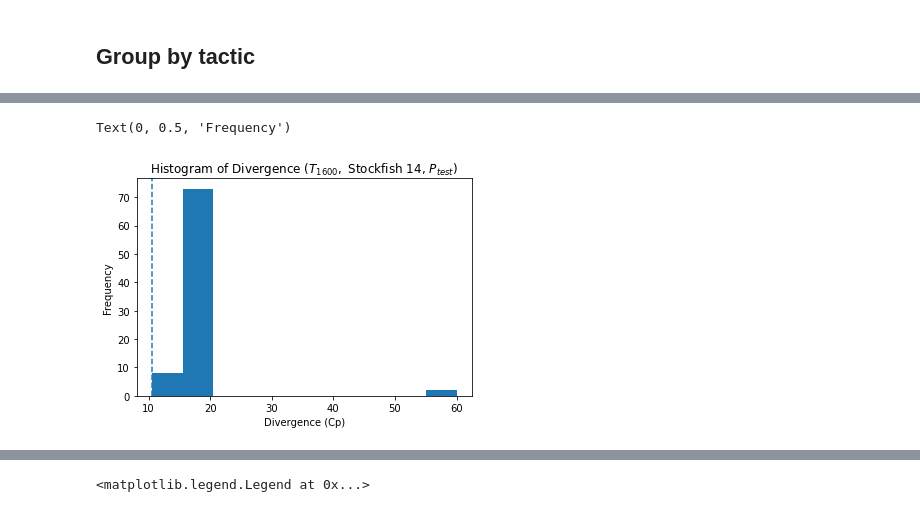
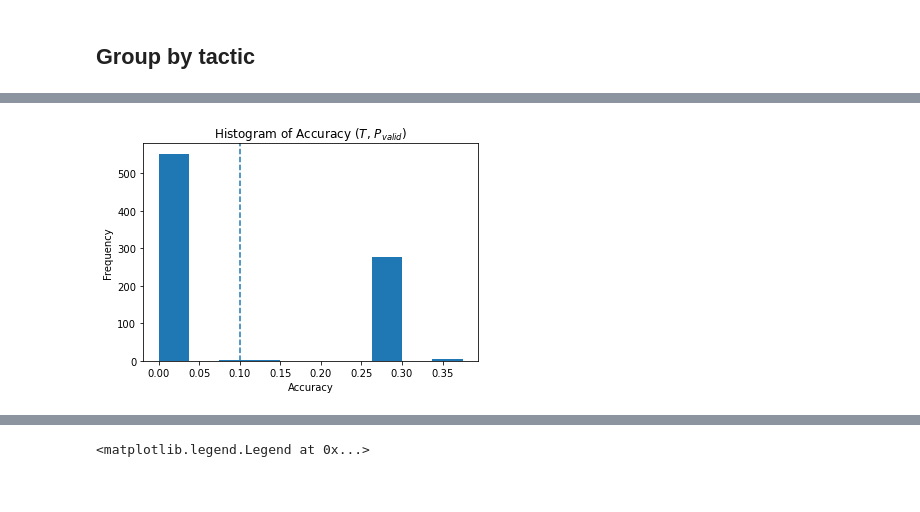
Before and after one commit to AbhijeetKrishnan/Popper, a Jupyter notebook: analysis.ipynb, the cells around one changed output, grey strips where cells are left out. Drawn from its saved outputs; the diff is of its cells as text; code cells hidden in the pictures.

Commit message:
Update metric calculations

```diff
--- a/analysis.ipynb
+++ b/analysis.ipynb
@@ -7,7 +7,7 @@ import matplotlib.pyplot as plt
 # %% [markdown]
 # Load data
 # %%
-data_filename = 'tactics/data/stats/metrics_test_t1600_m1600.csv'
+data_filename = 'tactics/data/stats/metrics_valid_maia1600.csv'
 df = pd.read_csv(data_filename)
 # %% [markdown]
 # Do analysis
@@ -18,6 +28,6 @@ df.describe()
 # %%
 df2 = df.groupby('tactic_text')
 df2.describe()
-agg = df2.aggregate(np.sum)
+agg = df2.aggregate(np.nansum)
 agg
 # %% [output]
@@ -37,0 +62,12 @@ agg
+# %%
+agg['avg_tactic_best_div'] = agg['tactic_best_div'] / agg['match']
+plt.hist(agg['avg_tactic_best_div'], bins=10)
+plt.axvline(agg.loc[["f(A,B,C):-legal_move(B,C,A)"]]['avg_tactic_best_div'].values, linestyle='dashed')
+plt.title('Histogram of Divergence from Maia-1600 best move $(T,$ Maia-1600, $P_{valid})$')
+plt.xlabel('Divergence (Cp)')
+plt.ylabel('Frequency')
+plt.xlim(left=0)
+
+plt.axvline(agg.loc[["f(A,B,C):-legal_move(B,C,A)"]]['ground_best_div'].values, linestyle='dashed', color='red', label='Maia-1600 best move divergence from ground')
+plt.legend(loc=1)
+plt.show()
@@ -37,0 +76,10 @@ agg
+# %%
+agg['coverage'] = agg['match'] / df.groupby(['position', 'move']).ngroups
+plt.hist(agg['coverage'], bins=10)
+plt.axvline(agg.loc[["f(A,B,C):-legal_move(B,C,A)"]]['coverage'].values, linestyle='dashed')
+plt.title('Histogram of Coverage $(T$, $P_{valid})$')
+plt.xlabel('Coverage')
+plt.ylabel('Frequency')
+plt.xlim(left=0)
+
+plt.show()
@@ -38,10 +88,12 @@ agg
 # %%
-agg['avg_divergence'] = agg['divergence'] / agg['matches']
-plt.hist(agg['avg_divergence'], bins=10)
-plt.axvline(agg.loc[["f(A,B,C):-legal_move(B,C,A)"]]['avg_divergence'].values, linestyle='dashed')
-plt.title('Histogram of Divergence $(T_{1600},$ Stockfish 14, $P_{test})$')
-plt.xlabel('Divergence (Cp)')
+agg['accuracy'] = agg['correct_move'] / agg['match']
+plt.hist(agg['accuracy'], bins=10)
+plt.axvline(agg.loc[["f(A,B,C):-legal_move(B,C,A)"]]['accuracy'].values, linestyle='dashed')
+plt.title('Histogram of Accuracy $(T$, $P_{valid})$')
+plt.xlabel('Accuracy')
 plt.ylabel('Frequency')
+plt.xlim(right=None)
+
+plt.show()
 # %% [output]
-Text(0, 0.5, 'Frequency')
-[figure, old version]
+[figure, new version]
```
Also changed, not shown: parts of 7 cells of this notebook, 6 other files.
